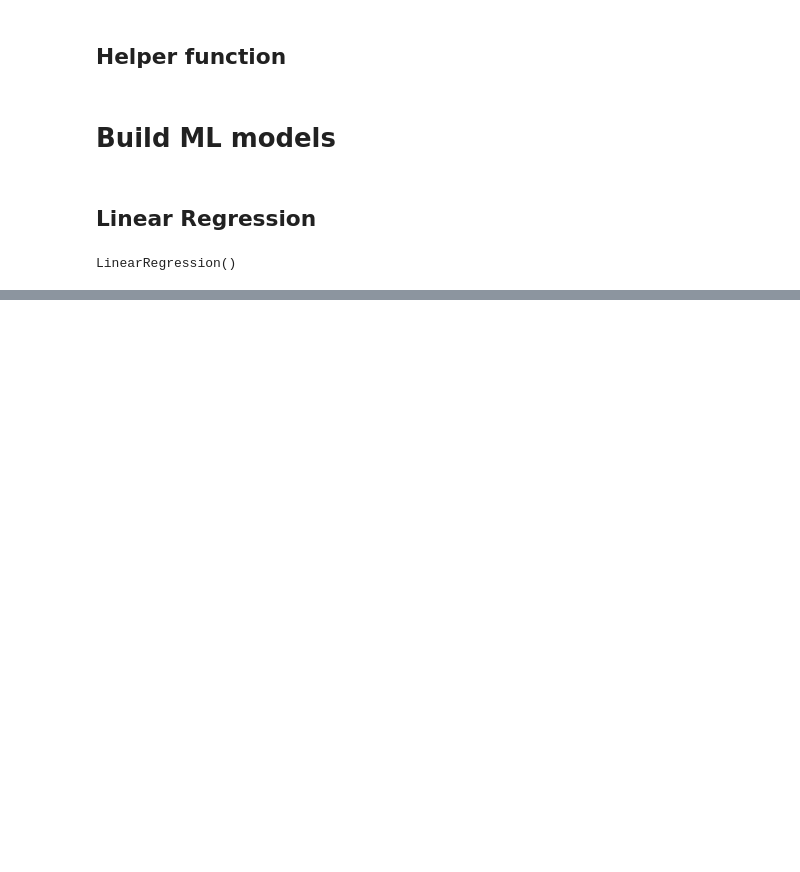
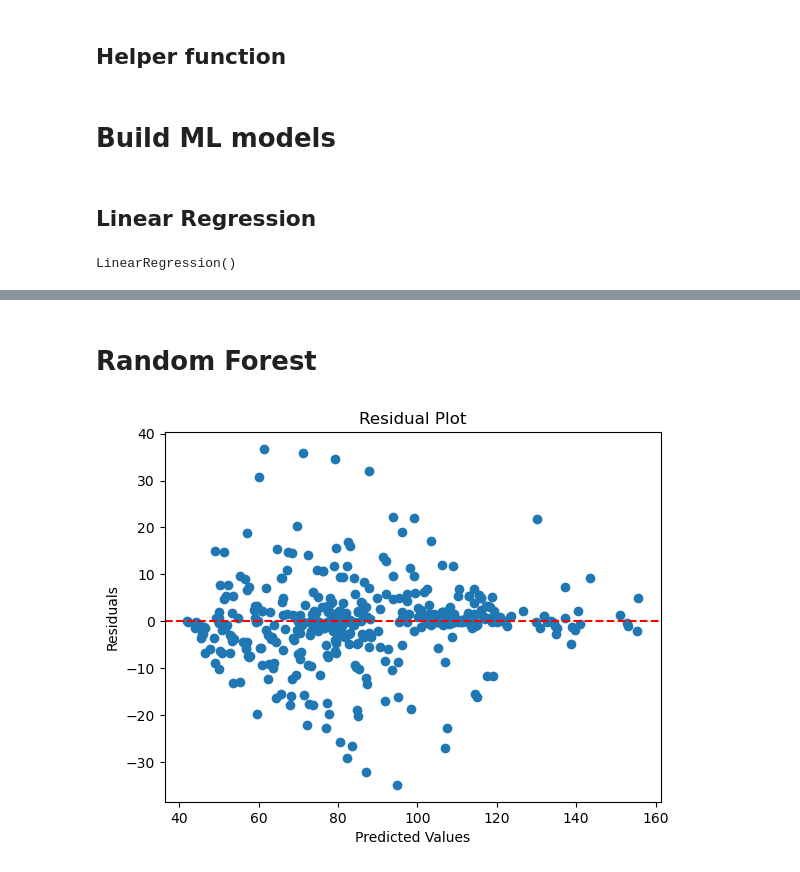
Before and after one commit to Fera13/ML-Project-Obesity-Classifier, a Jupyter notebook: ML-Project Obesity REGRESSION.ipynb, the cells around one changed output, grey strips where cells are left out. Drawn from its saved outputs; the diff is of its cells as text; code cells hidden in the pictures; blank space fills up the shorter version.

```diff
--- a/ML-Project Obesity REGRESSION.ipynb
+++ b/ML-Project Obesity REGRESSION.ipynb
@@ -357,0 +489,22 @@ Mean Absolute Percentage Error (MAPE) 4.68:
+# %% [markdown]
+# Random Forest
+# %%
+# Fitting Random Forest Regression to the dataset
+# import the regressor
+from sklearn.ensemble import RandomForestRegressor
+
+# create regressor object
+regressor = RandomForestRegressor(n_estimators=100,random_state=0)
+
+# fit the regressor with x and y data
+regressor.fit(X_train, y_train)
+
+# Once the model is trained, you can use it to make predictions on new data
+y_pred6 = regressor.predict(X_test)
+# %%
+# Scatter plot of predicted values vs. residuals
+
+residuals6 = y_test - y_pred6
+display_residualplot(residuals6, y_pred6)
+# %% [output]
+[figure, added]
```
Also changed, not shown: parts of 27 cells of this notebook.
